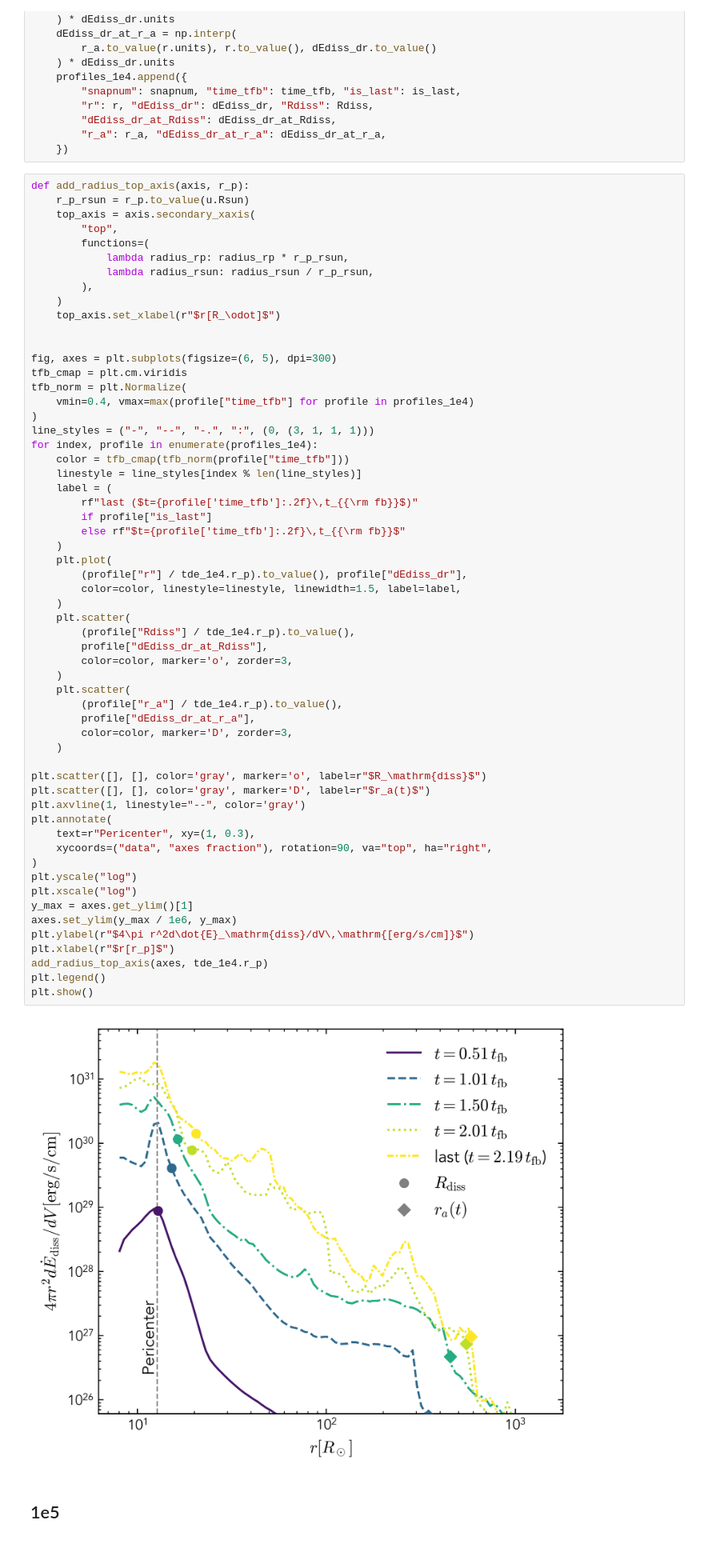
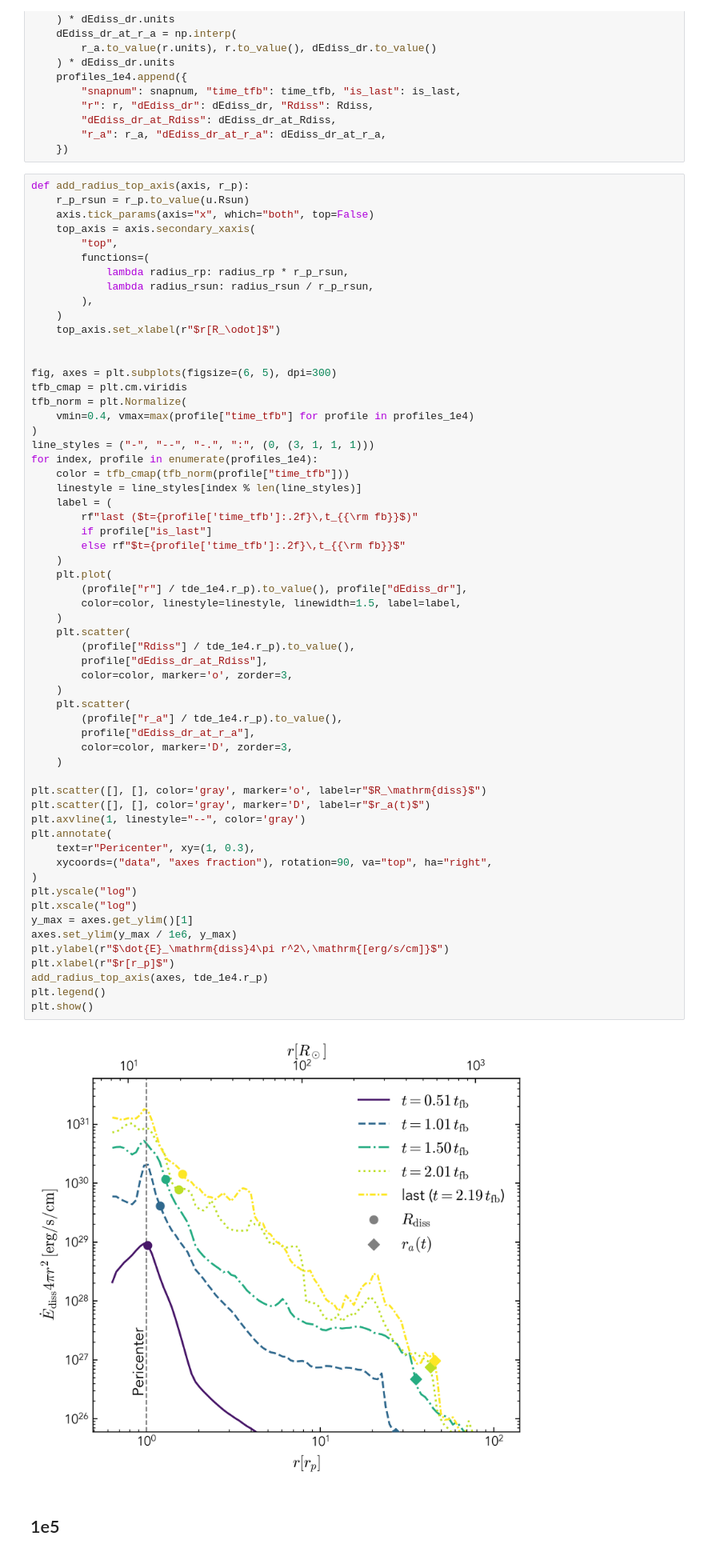
Before and after one commit to rich-tde/tde-shock-dissipation, a Jupyter notebook: works/shock-tde/0.1-plot-Ediss-distribution.ipynb, the cells around one changed output. Shown at 80% size. Drawn from its saved outputs; the diff is of its cells as text.

Commit message:
Refine Ediss distribution plot axes and styling

```diff
--- a/works/shock-tde/0.1-plot-Ediss-distribution.ipynb
+++ b/works/shock-tde/0.1-plot-Ediss-distribution.ipynb
@@ -46,6 +46,7 @@ for snapnum, path, is_last in selected_1e4:
 # %%
 def add_radius_top_axis(axis, r_p):
     r_p_rsun = r_p.to_value(u.Rsun)
+    axis.tick_params(axis="x", which="both", top=False)
     top_axis = axis.secondary_xaxis(
         "top",
         functions=(
@@ -74,35 +75,35 @@ for index, profile in enumerate(profiles_1e4):
         (profile["r"] / tde_1e4.r_p).to_value(), profile["dEdiss_dr"],
         color=color, linestyle=linestyle, linewidth=1.5, label=label,
     )
     plt.scatter(
         (profile["Rdiss"] / tde_1e4.r_p).to_value(),
         profile["dEdiss_dr_at_Rdiss"],
         color=color, marker='o', zorder=3,
     )
     plt.scatter(
         (profile["r_a"] / tde_1e4.r_p).to_value(),
         profile["dEdiss_dr_at_r_a"],
         color=color, marker='D', zorder=3,
     )
 
 plt.scatter([], [], color='gray', marker='o', label=r"$R_\mathrm{diss}$")
 plt.scatter([], [], color='gray', marker='D', label=r"$r_a(t)$")
 plt.axvline(1, linestyle="--", color='gray')
 plt.annotate(
     text=r"Pericenter", xy=(1, 0.3),
     xycoords=("data", "axes fraction"), rotation=90, va="top", ha="right",
 )
 plt.yscale("log")
 plt.xscale("log")
 y_max = axes.get_ylim()[1]
 axes.set_ylim(y_max / 1e6, y_max)
-plt.ylabel(r"$4\pi r^2d\dot{E}_\mathrm{diss}/dV\,\mathrm{[erg/s/cm]}$")
+plt.ylabel(r"$\dot{E}_\mathrm{diss}4\pi r^2\,\mathrm{[erg/s/cm]}$")
 plt.xlabel(r"$r[r_p]$")
 add_radius_top_axis(axes, tde_1e4.r_p)
 plt.legend()
 plt.show()
 # %% [output]
-[figure, old version]
+[figure, new version]
 # %% [markdown]
 ## 1e5
 # %%
```
Also changed, not shown: parts of 2 cells of this notebook.
